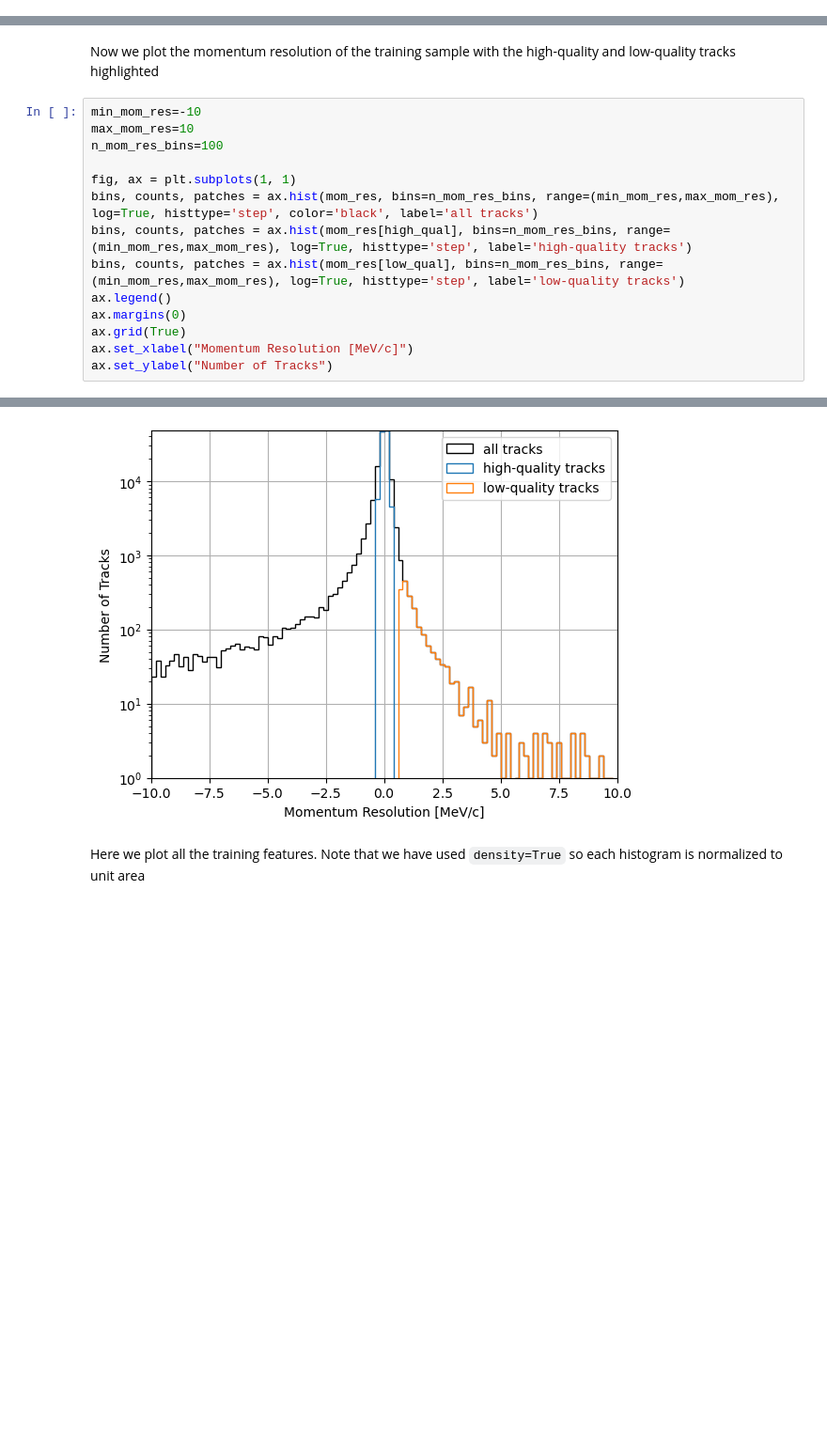
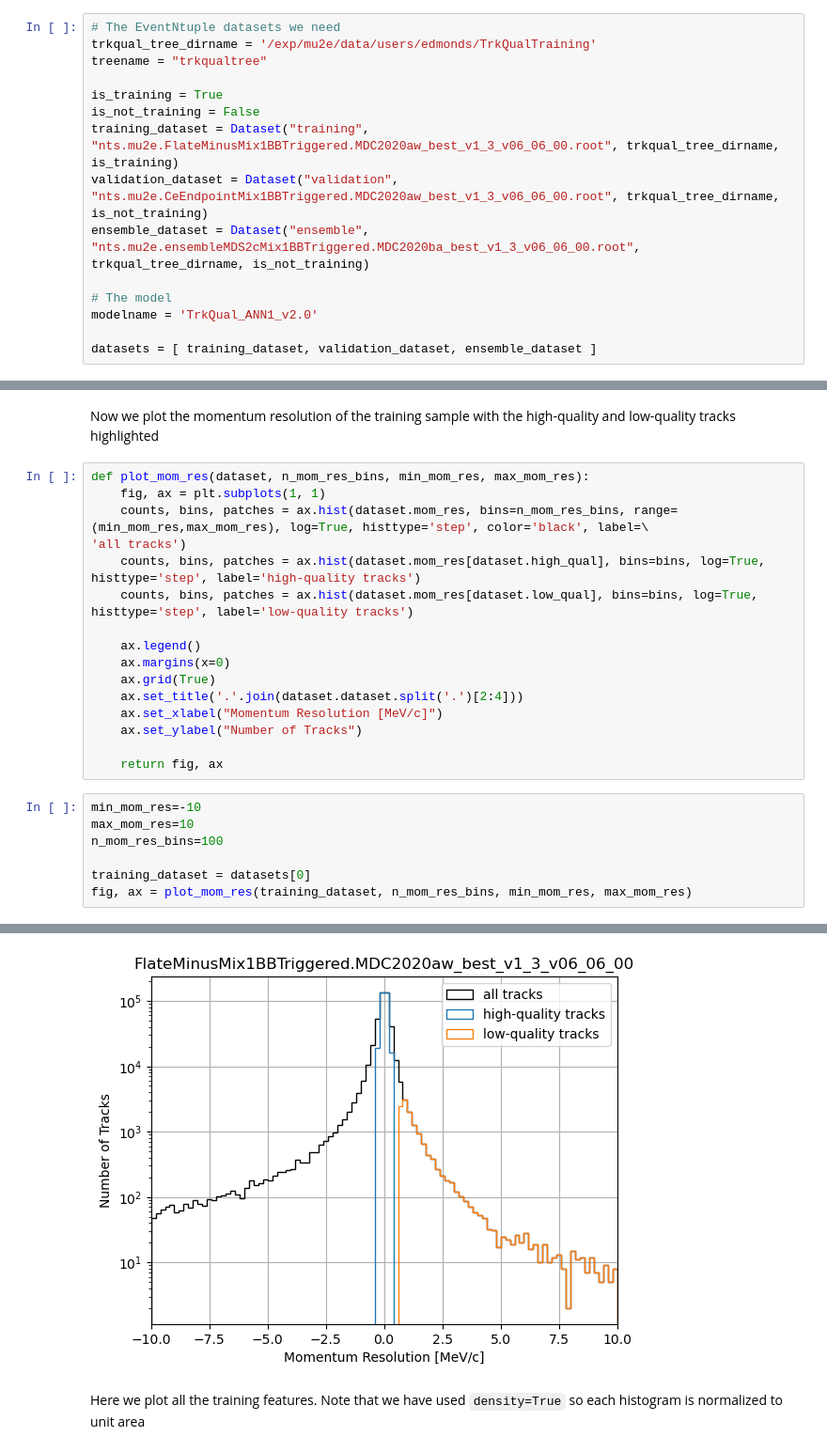
Before and after one commit to AndrewEdmonds11/TrkQual, a Jupyter notebook: TrkQualTrain.ipynb, the cells around one changed output, grey strips where cells are left out. Shown at 94% size. Drawn from its saved outputs; the diff is of its cells as text; blank space fills up the shorter version.

````diff
--- a/TrkQualTrain.ipynb
+++ b/TrkQualTrain.ipynb
@@ -14,0 +36,15 @@ training_dataset_treename = "trkqualtree"
+# %%
+# The EventNtuple datasets we need
+trkqual_tree_dirname = '/exp/mu2e/data/users/edmonds/TrkQualTraining'
+treename = "trkqualtree"
+
+is_training = True
+is_not_training = False
+training_dataset = Dataset("training", "nts.mu2e.FlateMinusMix1BBTriggered.MDC2020aw_best_v1_3_v06_06_00.root", trkqual_tree_dirname, is_training)
+validation_dataset = Dataset("validation", "nts.mu2e.CeEndpointMix1BBTriggered.MDC2020aw_best_v1_3_v06_06_00.root", trkqual_tree_dirname, is_not_training)
+ensemble_dataset = Dataset("ensemble", "nts.mu2e.ensembleMDS2cMix1BBTriggered.MDC2020ba_best_v1_3_v06_06_00.root", trkqual_tree_dirname, is_not_training)
+
+# The model
+modelname = 'TrkQual_ANN1_v2.0'
+
+datasets = [ training_dataset, validation_dataset, ensemble_dataset ]
@@ -147,17 +181,26 @@ n_input_vars = len(input_dataset[0])
 # %% [markdown]
 Now we plot the momentum resolution of the training sample with the high-quality and low-quality tracks highlighted
+# %%
+def plot_mom_res(dataset, n_mom_res_bins, min_mom_res, max_mom_res):
+    fig, ax = plt.subplots(1, 1)
+    counts, bins, patches = ax.hist(dataset.mom_res, bins=n_mom_res_bins, range=(min_mom_res,max_mom_res), log=True, histtype='step', color='black', label=\
+'all tracks')
+    counts, bins, patches = ax.hist(dataset.mom_res[dataset.high_qual], bins=bins, log=True, histtype='step', label='high-quality tracks')
+    counts, bins, patches = ax.hist(dataset.mom_res[dataset.low_qual], bins=bins, log=True, histtype='step', label='low-quality tracks')
+
+    ax.legend()
+    ax.margins(x=0)
+    ax.grid(True)
+    ax.set_title('.'.join(dataset.dataset.split('.')[2:4]))
+    ax.set_xlabel("Momentum Resolution [MeV/c]")
+    ax.set_ylabel("Number of Tracks")
+
+    return fig, ax
 # %%
 min_mom_res=-10
 max_mom_res=10
 n_mom_res_bins=100
 
-fig, ax = plt.subplots(1, 1)
-bins, counts, patches = ax.hist(mom_res, bins=n_mom_res_bins, range=(min_mom_res,max_mom_res), log=True, histtype='step', color='black', label='all tracks')
-bins, counts, patches = ax.hist(mom_res[high_qual], bins=n_mom_res_bins, range=(min_mom_res,max_mom_res), log=True, histtype='step', label='high-quality tracks')
-bins, counts, patches = ax.hist(mom_res[low_qual], bins=n_mom_res_bins, range=(min_mom_res,max_mom_res), log=True, histtype='step', label='low-quality tracks')
-ax.legend()
-ax.margins(0)
-ax.grid(True)
-ax.set_xlabel("Momentum Resolution [MeV/c]")
-ax.set_ylabel("Number of Tracks")
+training_dataset = datasets[0]
+fig, ax = plot_mom_res(training_dataset, n_mom_res_bins, min_mom_res, max_mom_res)
 # %% [output]
@@ -165,4 +207,4 @@ Text(0, 0.5, 'Number of Tracks')
-[figure, old version]
+[figure, new version]
 # %% [markdown]
 Here we plot all the training features. Note that we have used ```density=True``` so each histogram is normalized to unit area
 # %%
````
Also changed, not shown: parts of 46 cells of this notebook, 4 other files.
